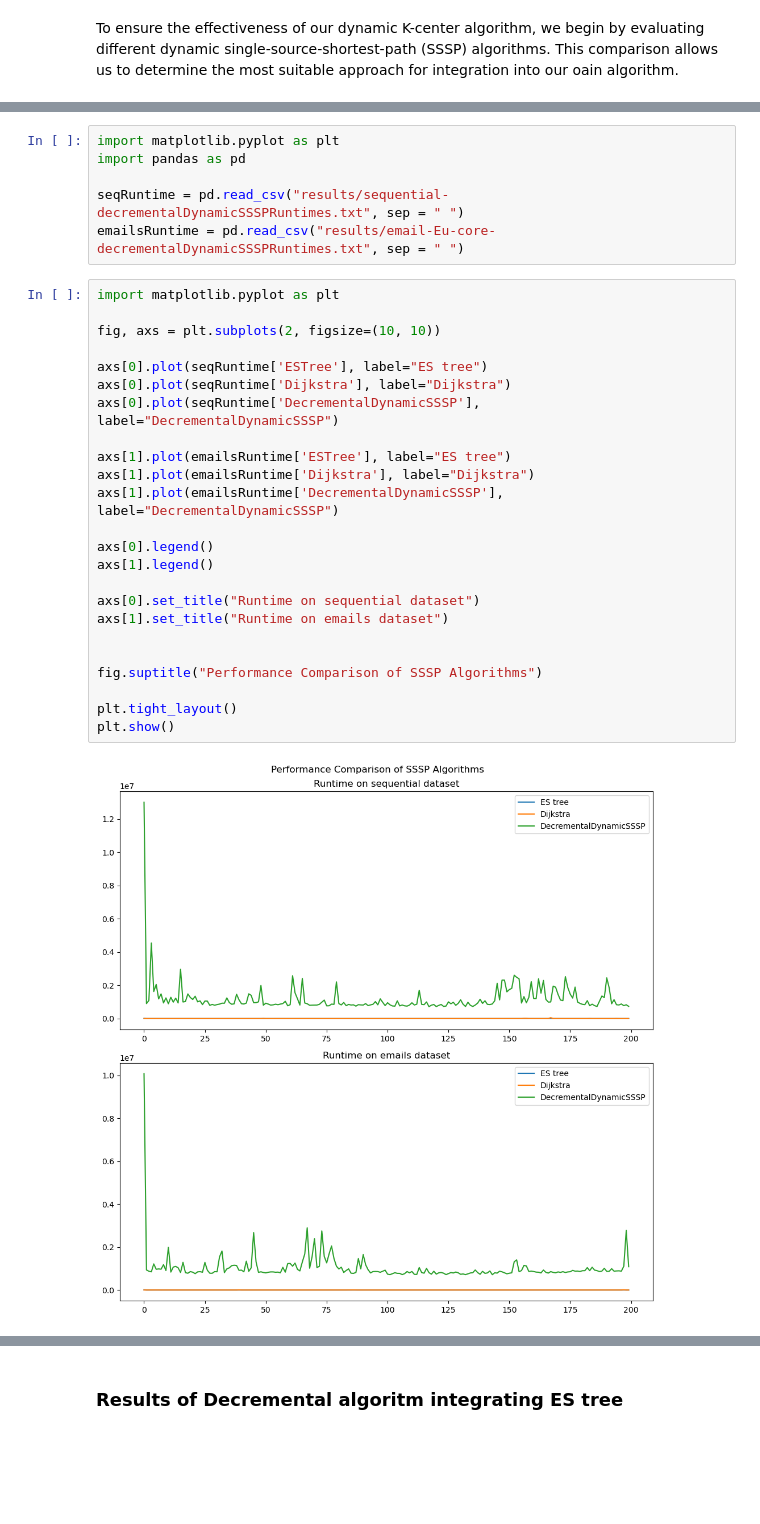
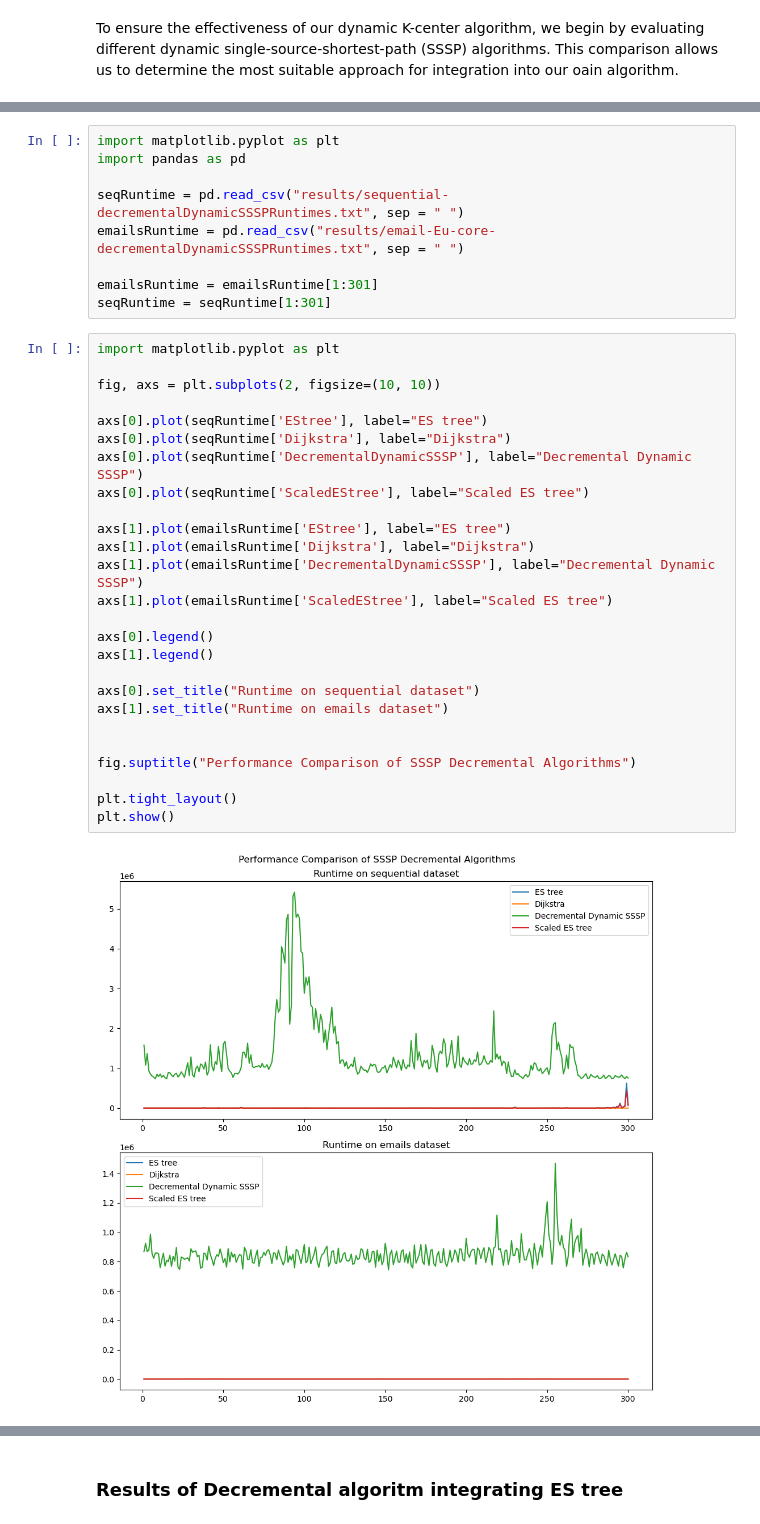
Before and after one commit to nina314/master-thesis, a Jupyter notebook: runtime_cost_analysis.ipynb, the cells around one changed output, grey strips where cells are left out. Drawn from its saved outputs; the diff is of its cells as text; blank space fills up the shorter version.

```diff
--- a/runtime_cost_analysis.ipynb
+++ b/runtime_cost_analysis.ipynb
@@ -17,32 +19,37 @@ import pandas as pd
 
 seqRuntime = pd.read_csv("results/sequential-decrementalDynamicSSSPRuntimes.txt", sep = " ")
 emailsRuntime = pd.read_csv("results/email-Eu-core-decrementalDynamicSSSPRuntimes.txt", sep = " ")
+
+emailsRuntime = emailsRuntime[1:301]
+seqRuntime = seqRuntime[1:301]
 # %%
 import matplotlib.pyplot as plt
 
 fig, axs = plt.subplots(2, figsize=(10, 10))
 
-axs[0].plot(seqRuntime['ESTree'], label="ES tree")
+axs[0].plot(seqRuntime['EStree'], label="ES tree")
 axs[0].plot(seqRuntime['Dijkstra'], label="Dijkstra")
-axs[0].plot(seqRuntime['DecrementalDynamicSSSP'], label="DecrementalDynamicSSSP")
+axs[0].plot(seqRuntime['DecrementalDynamicSSSP'], label="Decremental Dynamic SSSP")
+axs[0].plot(seqRuntime['ScaledEStree'], label="Scaled ES tree")
 
-axs[1].plot(emailsRuntime['ESTree'], label="ES tree")
+axs[1].plot(emailsRuntime['EStree'], label="ES tree")
 axs[1].plot(emailsRuntime['Dijkstra'], label="Dijkstra")
-axs[1].plot(emailsRuntime['DecrementalDynamicSSSP'], label="DecrementalDynamicSSSP")
+axs[1].plot(emailsRuntime['DecrementalDynamicSSSP'], label="Decremental Dynamic SSSP")
+axs[1].plot(emailsRuntime['ScaledEStree'], label="Scaled ES tree")
 
 axs[0].legend()
 axs[1].legend()
 
 axs[0].set_title("Runtime on sequential dataset")
 axs[1].set_title("Runtime on emails dataset")
 
 
-fig.suptitle("Performance Comparison of SSSP Algorithms")
+fig.suptitle("Performance Comparison of SSSP Decremental Algorithms")
 
 plt.tight_layout()
 plt.show()
 # %% [output]
-[figure, old version]
+[figure, new version]
 # %%
 import matplotlib.pyplot as plt
 
```
Also changed, not shown: parts of 8 cells of this notebook, 14 other files.
